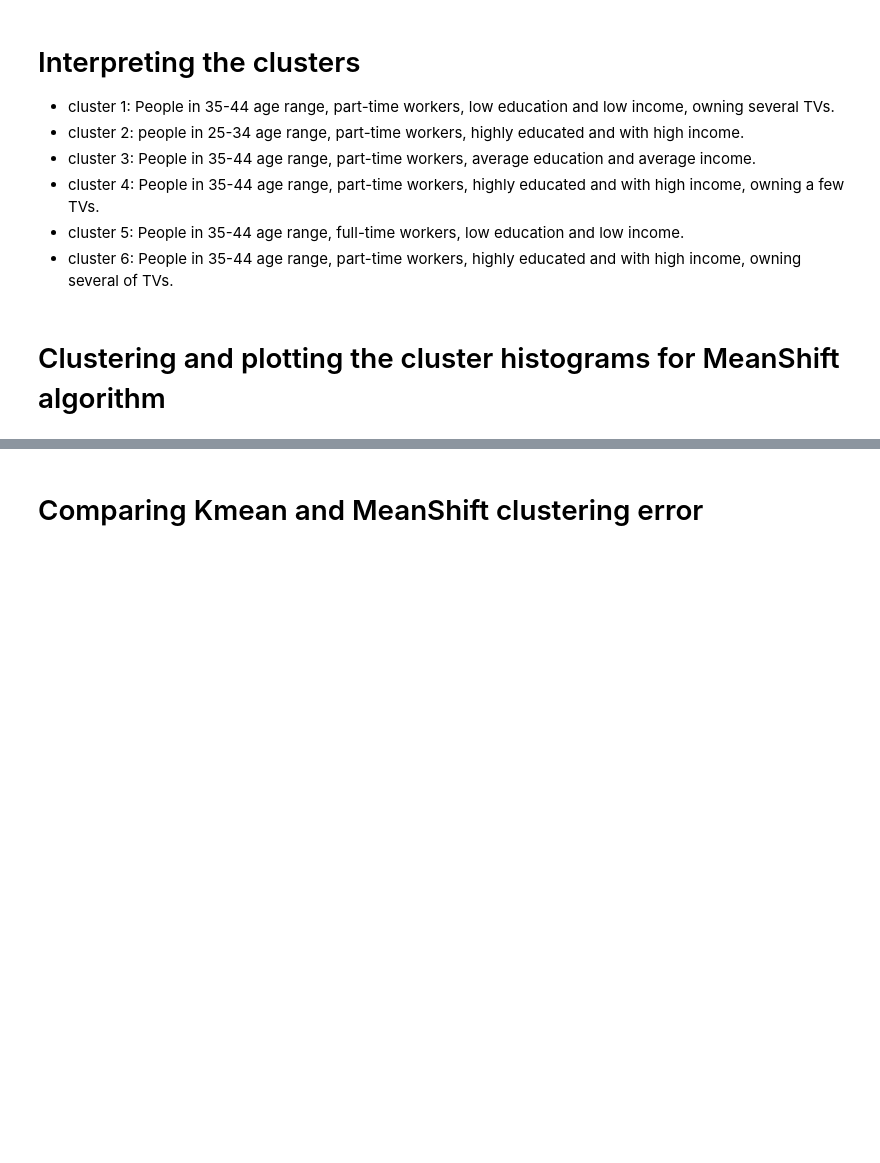
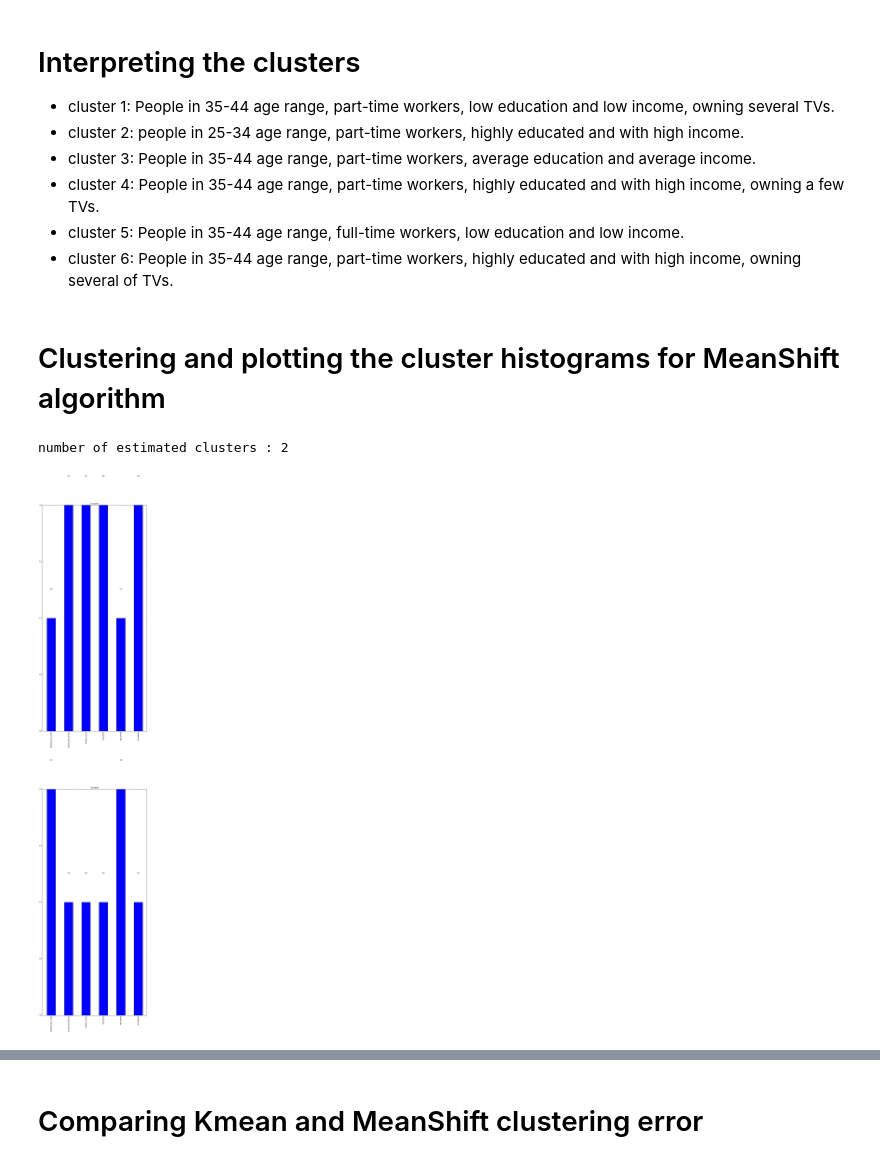
Before and after one commit to phesami/phesami, a Jupyter notebook: DSE220/Week4/HW4/Peyman_Hesami_HW4.ipynb, the cells around one changed output, grey strips where cells are left out. Drawn from its saved outputs; the diff is of its cells as text; code cells hidden in the pictures; blank space fills up the shorter version.

```diff
--- a/DSE220/Week4/HW4/Peyman_Hesami_HW4.ipynb
+++ b/DSE220/Week4/HW4/Peyman_Hesami_HW4.ipynb
@@ -222,11 +225,11 @@ interias are : [580171.0, 367500.0, 277421.0, 246323.0, 224371.0, 208590.0, 1945
 # Function to fit kmeans and return centers #
 def clust_kmean(data,num_clust):
     kmeans = KMeans(n_clusters=num_clust,random_state=4)
-    kn2d = kmeans.fit(data)
-    labels_normal = kn2d.predict(data)
+    km = kmeans.fit(data)
+    labels_normal = km.predict(data)
     labels_normal = pd.DataFrame(labels_normal)
 
-    centers = pd.DataFrame(kn2d.cluster_centers_)
+    centers = pd.DataFrame(km.cluster_centers_)
     centers_rank = centers.rank(axis=0, ascending=True)
 
     centers.columns = data.columns
@@ -234,16 +237,21 @@ def clust_kmean(data,num_clust):
     return centers, centers_rank
 
 # Function to fit MeanShift clustering and return centers #
-def clust_meanShift(data,num_clust):
+def clust_meanShift(data):
     # estimate bandwidth for mean shift
-    #bandwidth = estimate_bandwidth(data.values, quantile=0.3)
-    mean_shift = MeanShift()
+    bandwidth = estimate_bandwidth(data.values, quantile=0.3)
+    mean_shift = MeanShift(bandwidth=bandwidth)
     ms = mean_shift.fit(data)
     labels_normal = ms.predict(data)
     labels_normal = pd.DataFrame(labels_normal)
 
     centers = pd.DataFrame(ms.cluster_centers_)
     centers_rank = centers.rank(axis=0, ascending=True)
+
+    labels = ms.labels_
+    labels_unique = np.unique(labels)
+    n_clusters_ = len(labels_unique)
+    print("number of estimated clusters : %d" % n_clusters_)
 
     centers.columns = data.columns
     centers_rank.columns = data.columns
@@ -286,6 +294,8 @@ plot_clust(demo_new_feat,centers,centers_rank,num_clust)
 # %% [markdown]
 # Clustering and plotting the cluster histograms for MeanShift algorithm
 # %%
-num_clust=6
-centers, centers_rank=clust_meanShift(demo_new_feat, num_clust)
-plot_clust(demo_new_feat,centers,centers_rank,num_clust)
+centers, centers_rank=clust_meanShift(demo_new_feat)
+plot_clust(demo_new_feat,centers,centers_rank,2)
+# %% [output]
+number of estimated clusters : 2
+[figure, added]
```
Also changed, not shown: parts of 7 cells of this notebook.
